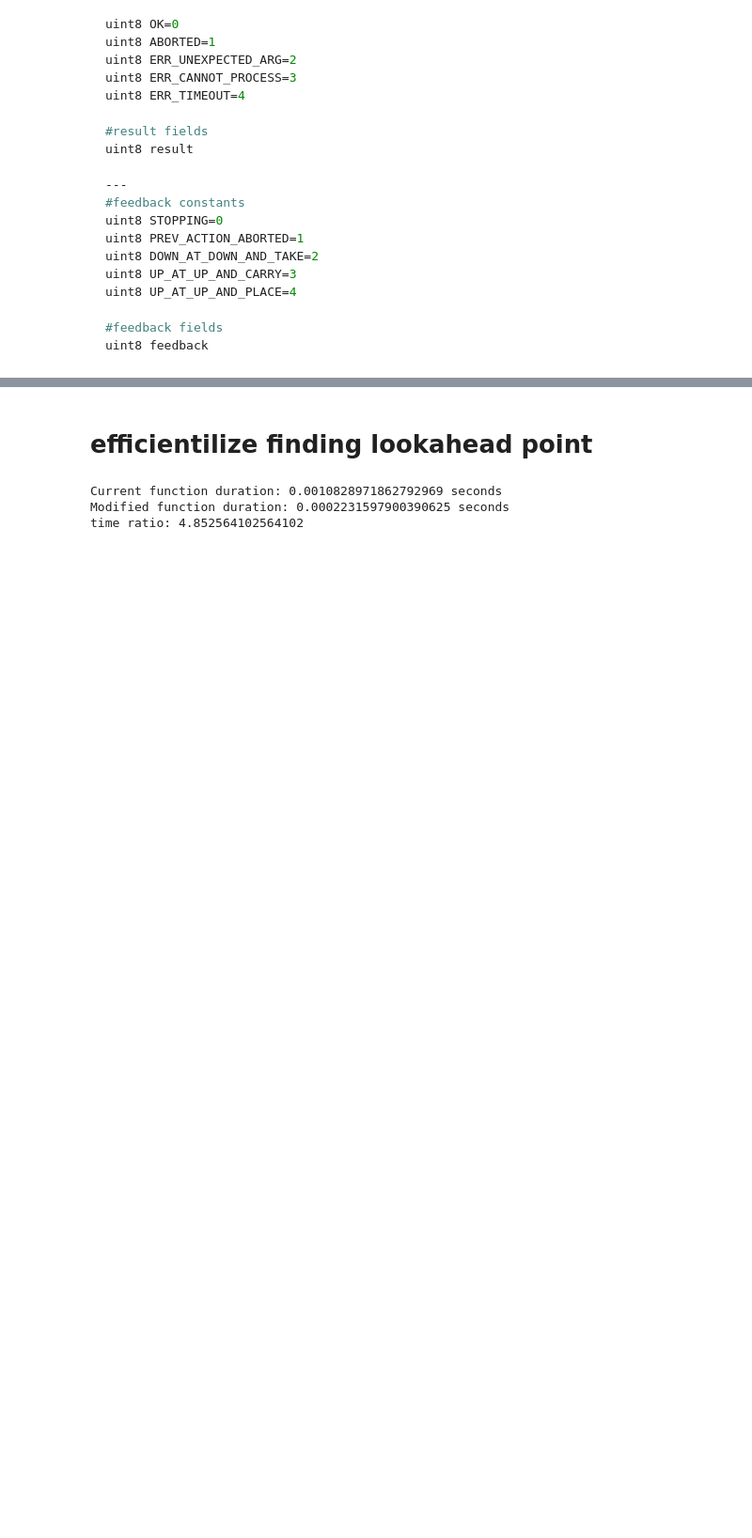
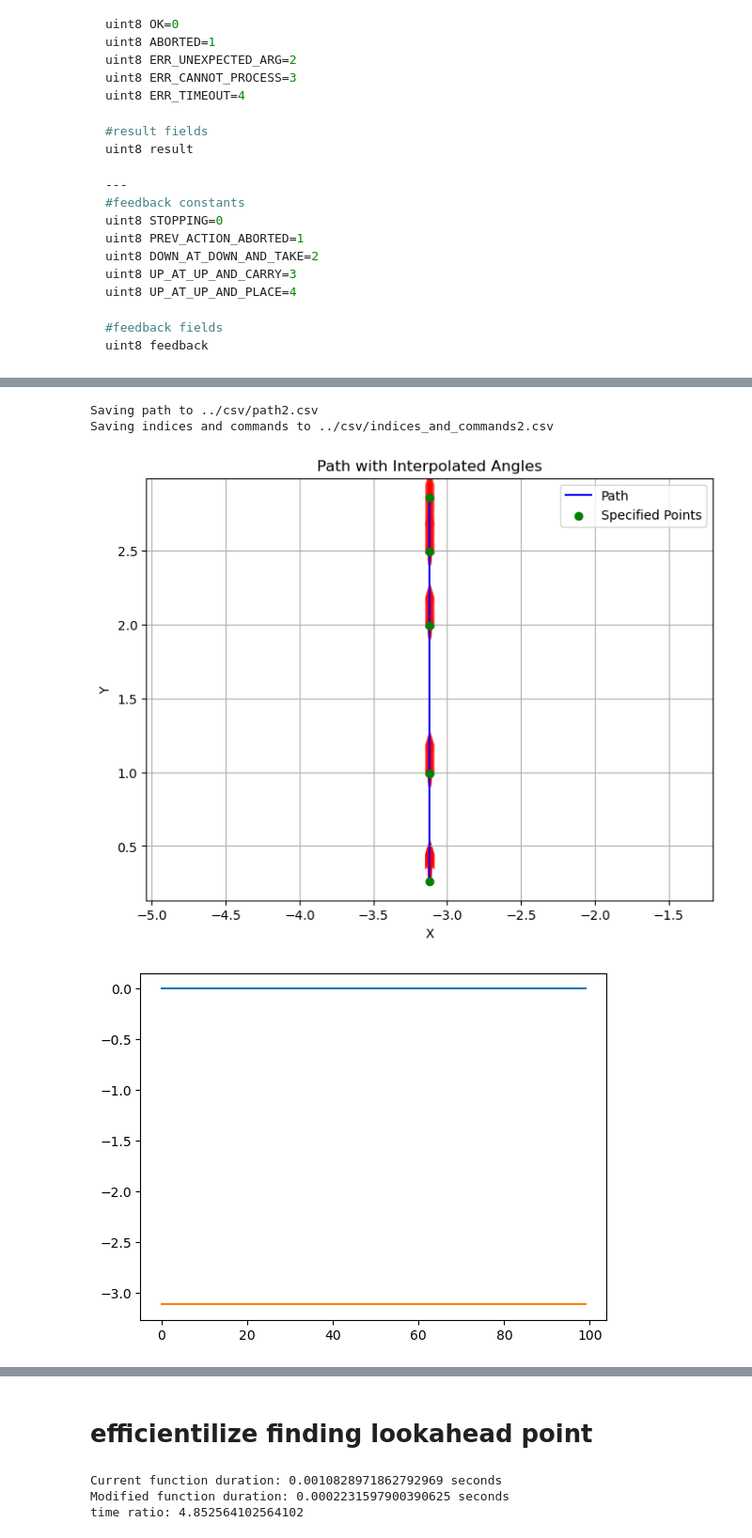
Before and after one commit to NeyagawaRobocons/chassis_haru_robo2024, a Jupyter notebook: pure_pursuit/pure_pursuit/pure_pursuit_test.ipynb, the cells around one changed output, grey strips where cells are left out. Shown: that part at 94% size. Drawn from its saved outputs; the diff is of its cells as text; code cells hidden in the pictures; blank space fills up the shorter version.

```diff
--- a/pure_pursuit/pure_pursuit/pure_pursuit_test.ipynb
+++ b/pure_pursuit/pure_pursuit/pure_pursuit_test.ipynb
@@ -532,0 +543,25 @@ generate_and_save_path(poses, commands, radius = 0.3)
+# %%
+poses = np.array([
+    [3.118, 0.26312, 0.0],
+    [3.118, 1.0, 0.0],
+    [3.118, 2.0, 0.0],
+    [3.118, 2.5, 0.0],
+    [3.118, 2.863, 0.0],
+])
+
+poses[:,0] = -poses[:,0]
+
+commands = np.array([ # daiza_state, hina_state, bonbori_state, set_pose_flag
+    [0, 0, False, False],
+    [0, 0, False, False],
+    [0, 0, False, False],
+    [0, 0, False, False],
+    [0, 0, False, False],
+])
+
+generate_and_save_path(poses, commands, radius=0.1, path_number=2)
+# %% [output]
+Saving path to ../csv/path2.csv
+Saving indices and commands to ../csv/indices_and_commands2.csv
+[figure, added]
+[figure, added]
```
Also changed, not shown: parts of 9 cells of this notebook, 8 other files.
